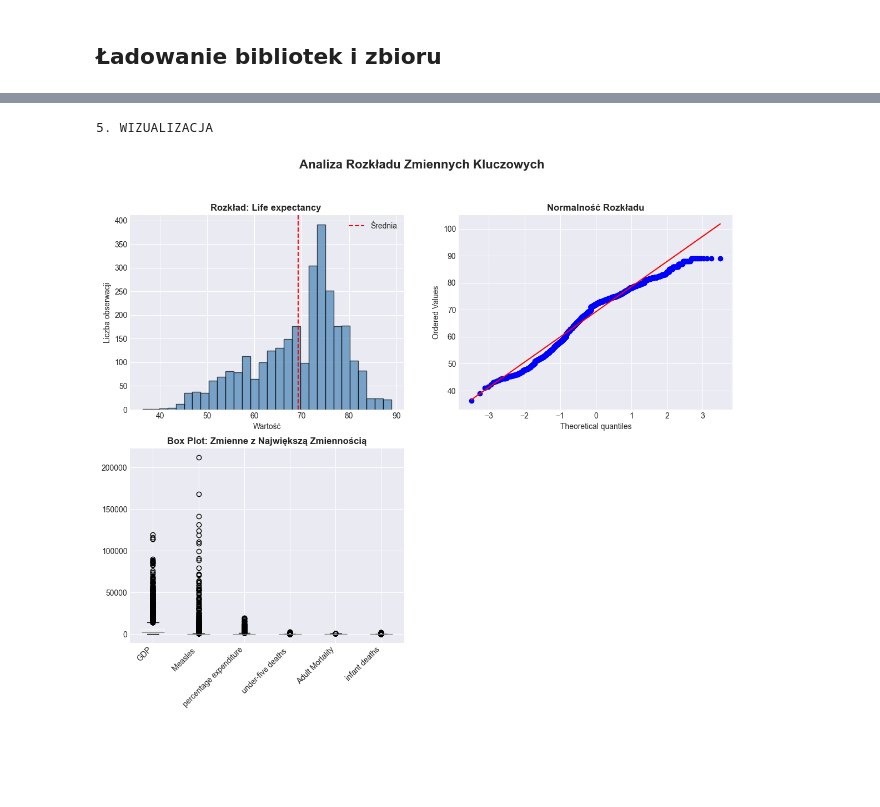
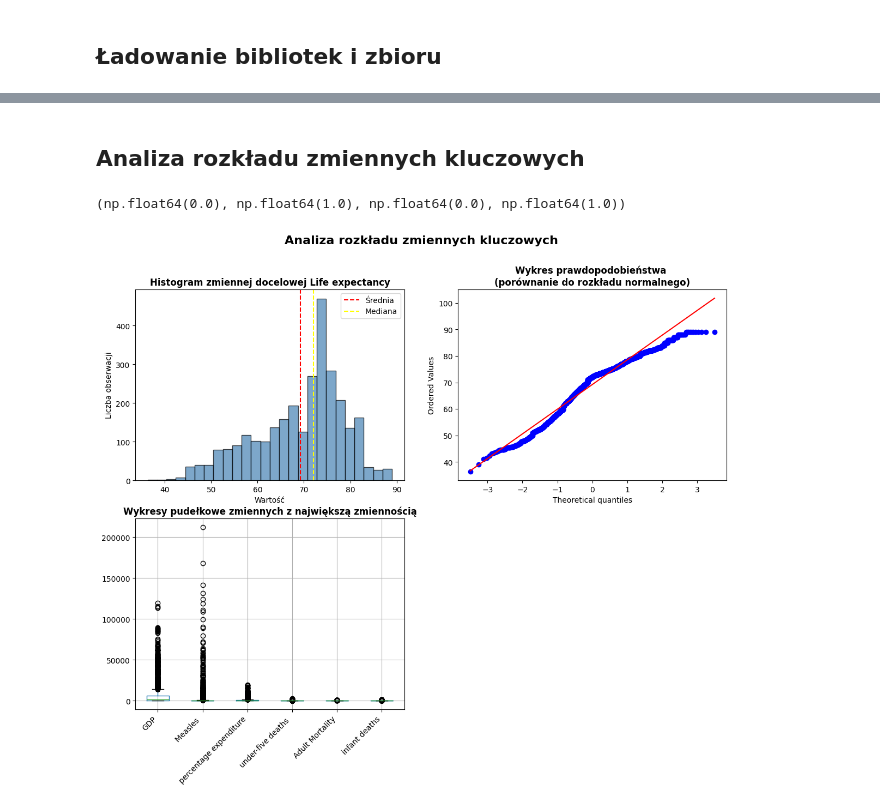
Before and after one commit to Paffeueq/data_mining_project, a Jupyter notebook: Life_Expectancy_Analysis.ipynb, the cells around one changed output, grey strips where cells are left out. Cells and saved outputs as stored; diff of their text form; code cells hidden in the pictures; blank space fills up the shorter version.

```diff
--- a/Life_Expectancy_Analysis.ipynb
+++ b/Life_Expectancy_Analysis.ipynb
@@ -239,6 +276,4 @@ Zmienne objaśniające wykazują znacznie większą zmienność niż zmienna doc
 # %%
-print("ANALIZA BRAKUJĄCYCH DANYCH")
-
 # Liczba i procent brakujących danych
 missing_data = pd.DataFrame({
     'Liczba_brakujących': df.isnull().sum(),
@@ -250,14 +285,10 @@ print(f"\nZmienne z brakującymi danymi:")
 if len(missing_data) > 0:
     print(missing_data)
     print(f"\nCałkowity procent kompletnych obserwacji: {(df.dropna().shape[0]/df.shape[0]*100):.2f}%")
-else:
-    print("Brak brakujących danych!")
 
 # Zmienne z 100% wypełnieniem
 complete_vars = df.columns[df.isnull().sum() == 0].tolist()
 print(f"\nZmienne w pełni wypełnione ({len(complete_vars)}):")
-for var in complete_vars[:10]:
+for var in complete_vars:
     print(f"   - {var}")
-if len(complete_vars) > 10:
-    print(f"   ... i {len(complete_vars)-10} więcej")
 # %% [output]
@@ -292,36 +325,37 @@ Schooling                                       163                 5.55
+# %% [markdown]
+## Analiza rozkładu zmiennych kluczowych
 # %%
-if target_col is None or life_expectancy_corr is None:
-    print("Nie można wykonać wizualizacji - zmienna docelowa nie znaleziona!")
-else:
-    # Przygotowanie danych do wizualizacji
-    df_numeric = df[numeric_cols].dropna()
+# Przygotowanie danych do wizualizacji
+df_numeric = df[numeric_cols].dropna()
 
-    # 1. Rozkład zmiennej docelowej
-    fig, axes = plt.subplots(2, 2, figsize=(14, 10))
-    fig.suptitle('Analiza Rozkładu Zmiennych Kluczowych', fontsize=16, fontweight='bold')
+# Rozkład zmiennej docelowej
+fig, axes = plt.subplots(2, 2, figsize=(14, 10))
+fig.suptitle('Analiza rozkładu zmiennych kluczowych', fontsize=16, fontweight='bold')
 
-    # Histogram zmiennej celu
-    axes[0, 0].hist(df[target_col].dropna(), bins=30, color='steelblue', edgecolor='black', alpha=0.7)
-    axes[0, 0].set_title(f'Rozkład: {target_col}', fontweight='bold')
-    axes[0, 0].set_xlabel('Wartość')
-    axes[0, 0].set_ylabel('Liczba obserwacji')
-    axes[0, 0].axvline(df[target_col].mean(), color='red', linestyle='--', label='Średnia')
-    axes[0, 0].legend()
+# Histogram zmiennej celu
+bins = int(np.floor((max(df[target_col])-min(df[target_col])) /2))
+axes[0, 0].hist(df[target_col].dropna(), bins=bins, color='steelblue', edgecolor='black', alpha=0.7)
+axes[0, 0].set_title(f'Histogram zmiennej docelowej {target_col}', fontweight='bold')
+axes[0, 0].set_xlabel('Wartość')
+axes[0, 0].set_ylabel('Liczba obserwacji')
+axes[0, 0].axvline(df[target_col].mean(), color='red', linestyle='--', label='Średnia')
+axes[0, 0].axvline(df[target_col].median(), color='yellow', linestyle='--', label='Mediana')
+axes[0, 0].legend()
 
-    # Q-Q plot
-    stats.probplot(df[target_col].dropna(), dist="norm", plot=axes[0, 1])
-    axes[0, 1].set_title('Normalność Rozkładu', fontweight='bold')
+# wykres prawdopodobieństwa
+stats.probplot(df[target_col].dropna(), dist="norm", plot=axes[0, 1])
+axes[0, 1].set_title('Wykres prawdopodobieństwa \n(porównanie do rozkładu normalnego)', fontweight='bold')
 
-    # 2. Box plot dla zmiennych numerycznych (top 6, bez Population)
-    top_vars = df_numeric.std().nlargest(10).index.tolist()
-    top_vars = [var for var in top_vars if var != 'Population'][:6]
-    df_top = df[top_vars].dropna()
-    df_top.boxplot(ax=axes[1, 0])
-    axes[1, 0].set_title('Box Plot: Zmienne z Największą Zmiennością', fontweight='bold')
-    axes[1, 0].set_xticklabels(axes[1, 0].get_xticklabels(), rotation=45, ha='right')
+# Wykres pudełkowy dla zmiennych numerycznych (bez populacji)
+top_vars = df_numeric.std().nlargest(10).index.tolist()
+top_vars = [var for var in top_vars if var != 'Population'][:6]
+df_top = df[top_vars].dropna()
+df_top.boxplot(ax=axes[1, 0])
+axes[1, 0].set_title('Wykresy pudełkowe zmiennych z największą zmiennością', fontweight='bold')
+axes[1, 0].set_xticklabels(axes[1, 0].get_xticklabels(), rotation=45, ha='right')
 
-    axes[1, 1].axis('off')
+axes[1, 1].axis('off')
 # %% [output]
-5. WIZUALIZACJA
+(np.float64(0.0), np.float64(1.0), np.float64(0.0), np.float64(1.0))
-[figure, old version]
+[figure, new version]
 # %% [markdown]
```
Also changed, not shown: parts of 25 cells of this notebook, 1 other file.
